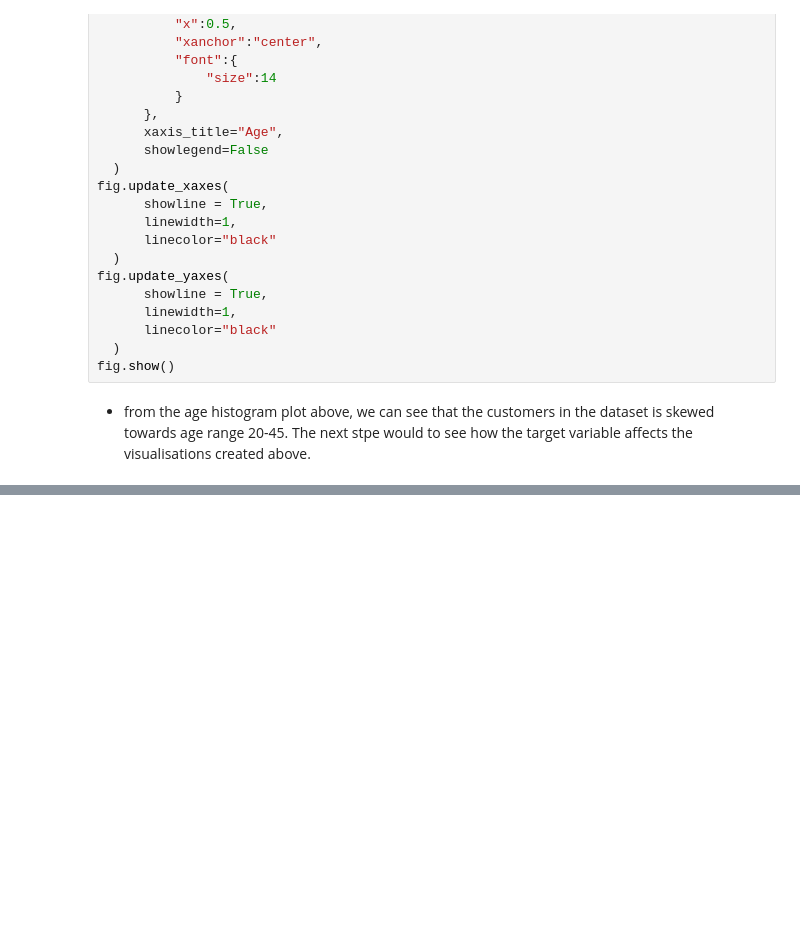
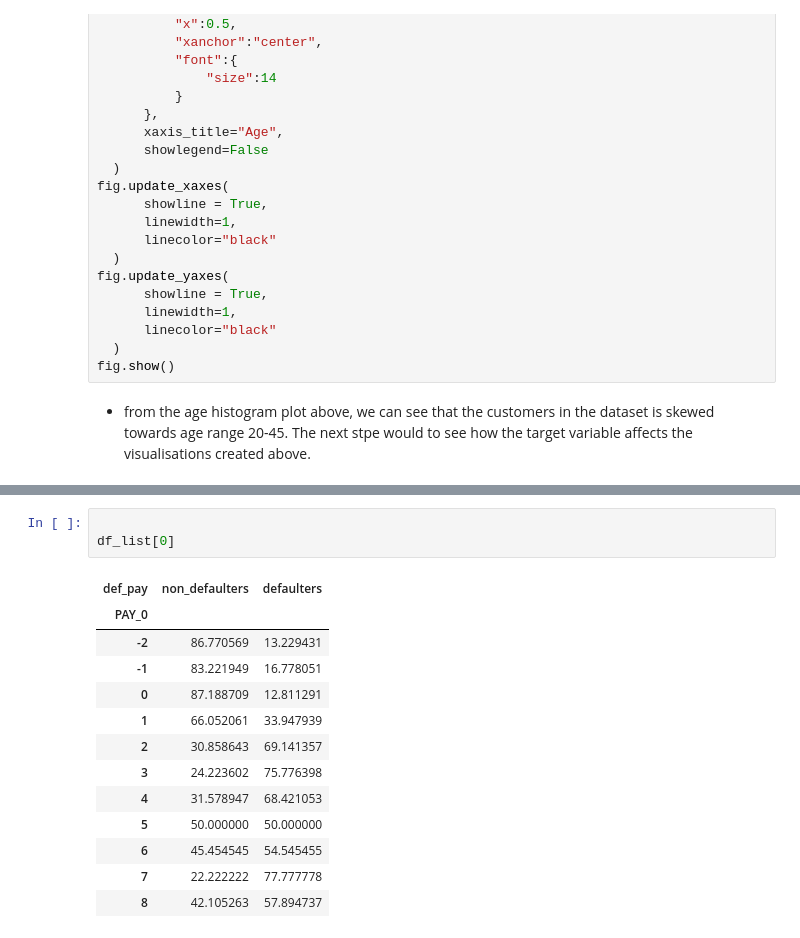
Before and after one commit to OTeeEnabor/credit_card_default, a Jupyter notebook: main.ipynb, the cells around one changed output, grey strips where cells are left out. Drawn from its saved outputs; the diff is of its cells as text; blank space fills up the shorter version.

```diff
--- a/main.ipynb
+++ b/main.ipynb
@@ -419,0 +627,17 @@ fig.show()
+# %%
+
+df_list[0]
+# %% [output]
+| def_pay | non_defaulters | defaulters |
+| PAY_0 |  |  |
+| -2 | 86.770569 | 13.229431 |
+| -1 | 83.221949 | 16.778051 |
+| 0 | 87.188709 | 12.811291 |
+| 1 | 66.052061 | 33.947939 |
+| 2 | 30.858643 | 69.141357 |
+| 3 | 24.223602 | 75.776398 |
+| 4 | 31.578947 | 68.421053 |
+| 5 | 50.000000 | 50.000000 |
+| 6 | 45.454545 | 54.545455 |
+| 7 | 22.222222 | 77.777778 |
+| 8 | 42.105263 | 57.894737 |
```
Also changed, not shown: parts of 24 cells of this notebook.
